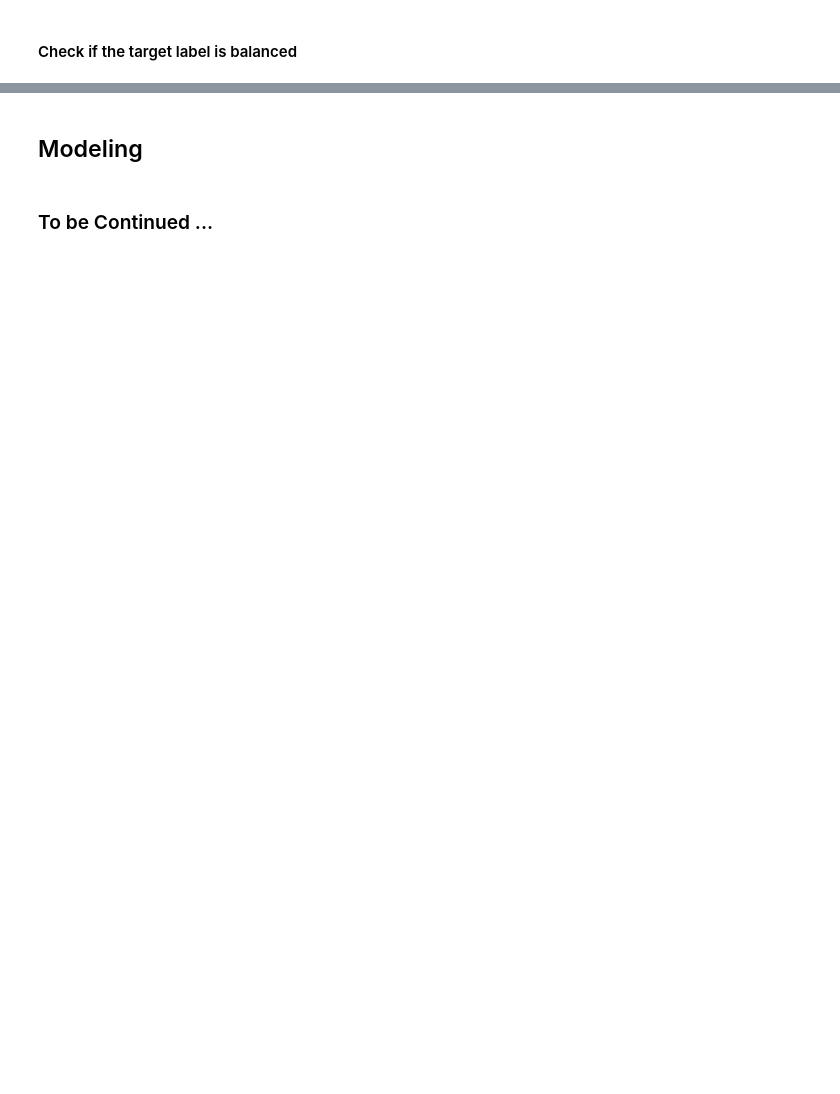
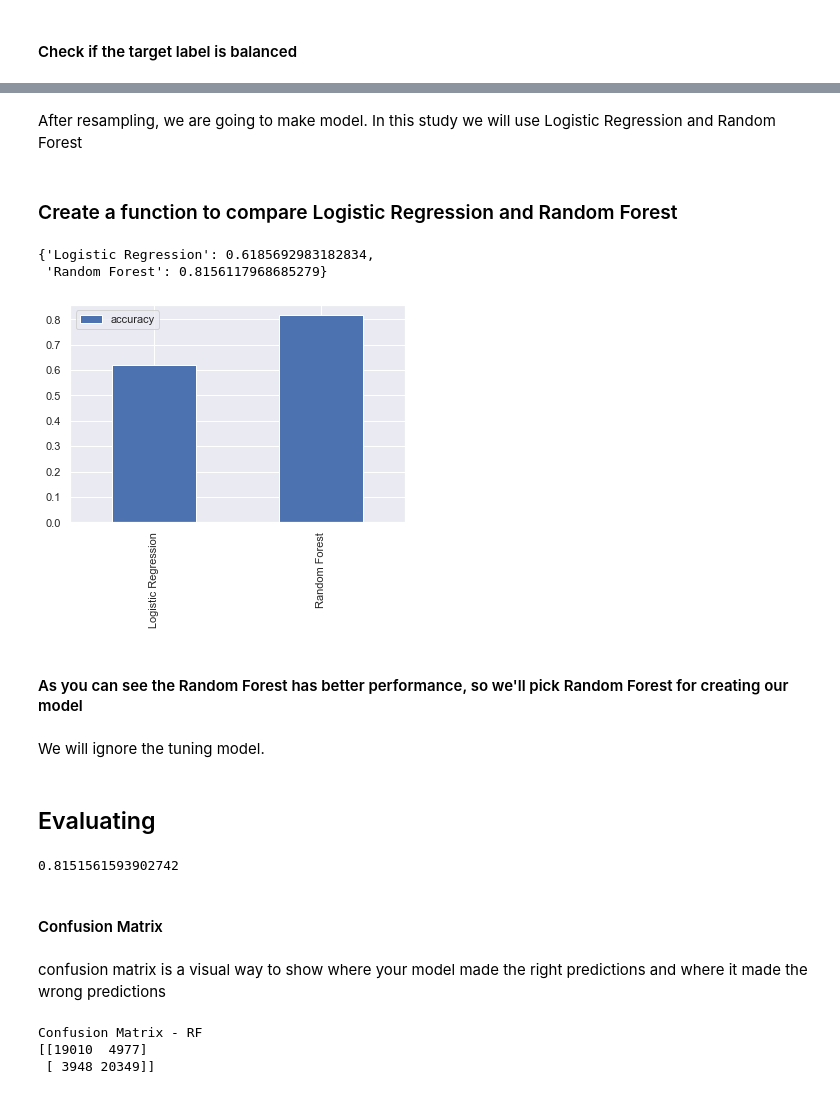
Before and after one commit to samfallahian/KDD_project, a Jupyter notebook: main.ipynb, the cells around one changed output, grey strips where cells are left out. Saved outputs shown, nothing was run; the diff lists cells and outputs as text; code cells hidden in the pictures; blank space fills up the shorter version.

```diff
--- a/main.ipynb
+++ b/main.ipynb
@@ -636,0 +673,3 @@ dtype: int64
+# %%
+# fit and apply the transform
+X_res, y_res = undersample.fit_resample(X, y)
@@ -637,4 +684,54 @@ dtype: int64
+# %%
+# split train, test
+X_train, X_test, y_train, y_test = train_test_split(X_res, y_res, test_size=0.20, random_state=42)
+# %% [markdown]
+After resampling, we are going to make model. In this study we will use Logistic Regression and Random Forest
+# %% [markdown]
+### Create a function to compare Logistic Regression and Random Forest
+# %%
+# Put models in a dictionary
+models = {"Logistic Regression": LogisticRegression(max_iter=6000),
+          # Maximum number of iterations taken for the solvers to converge
+          # ConvergenceWarning: lbfgs failed to converge --> increased by 6000
+          "Random Forest": RandomForestClassifier()}
+
+# Create function to fit and score models
+def fit_and_score(models, X_train, X_test, y_train, y_test):
+    # Random seed for reproducible results
+    np.random.seed(42)
+    # Make a list to keep model scores
+    model_scores = {}
+    # Loop through models
+    for name, model in models.items():
+        # Fit the model to the data
+        model.fit(X_train, y_train)
+        # Evaluate the model and append its score to model_scores
+        model_scores[name] = model.score(X_test, y_test)
+    return model_scores
+# %%
+model_scores = fit_and_score(models=models,
+                             X_train=X_train,
+                             X_test=X_test,
+                             y_train=y_train,
+                             y_test=y_test)
+model_scores
+# %% [output]
+{'Logistic Regression': 0.6185692983182834,
+ 'Random Forest': 0.8156117968685279}
+# %%
+model_compare = pd.DataFrame(model_scores, index=['accuracy'])
+model_compare.T.plot.bar();
+# %% [output]
+[figure, added]
+# %% [markdown]
+#### As you can see the Random Forest has better performance, so we'll pick Random Forest for creating our model
+# %% [markdown]
+We will ignore the tuning model.
 # %% [markdown]
-## Modeling
+## Evaluating
-# %% [markdown]
-### To be Continued ...
+# %%
+rf = RandomForestClassifier()
+rf.fit(X_train, y_train)
+rf.score(X_test, y_test)
+# %% [output]
+0.8151561593902742
@@ -640,0 +741,12 @@ dtype: int64
+# %% [markdown]
+#### Confusion Matrix
+# %% [markdown]
+confusion matrix is a visual way to show where your model made the right predictions and where it made the wrong predictions
+# %%
+# Display confusion Matrix
+print("Confusion Matrix - RF")
+print(confusion_matrix(y_test, y_preds_rf))
+# %% [output]
+Confusion Matrix - RF
+[[19010  4977]
+ [ 3948 20349]]
```
Also changed, not shown: parts of 53 cells of this notebook, 2 other files.
